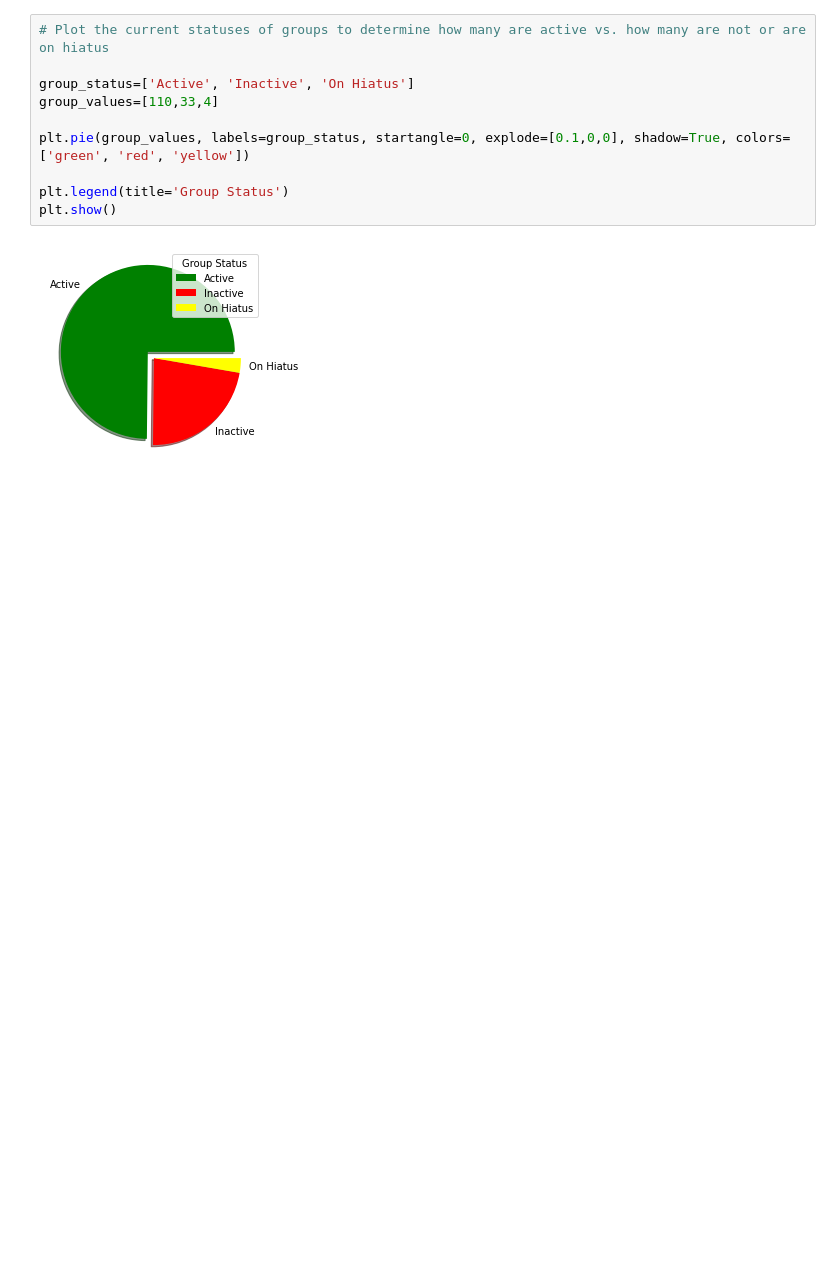
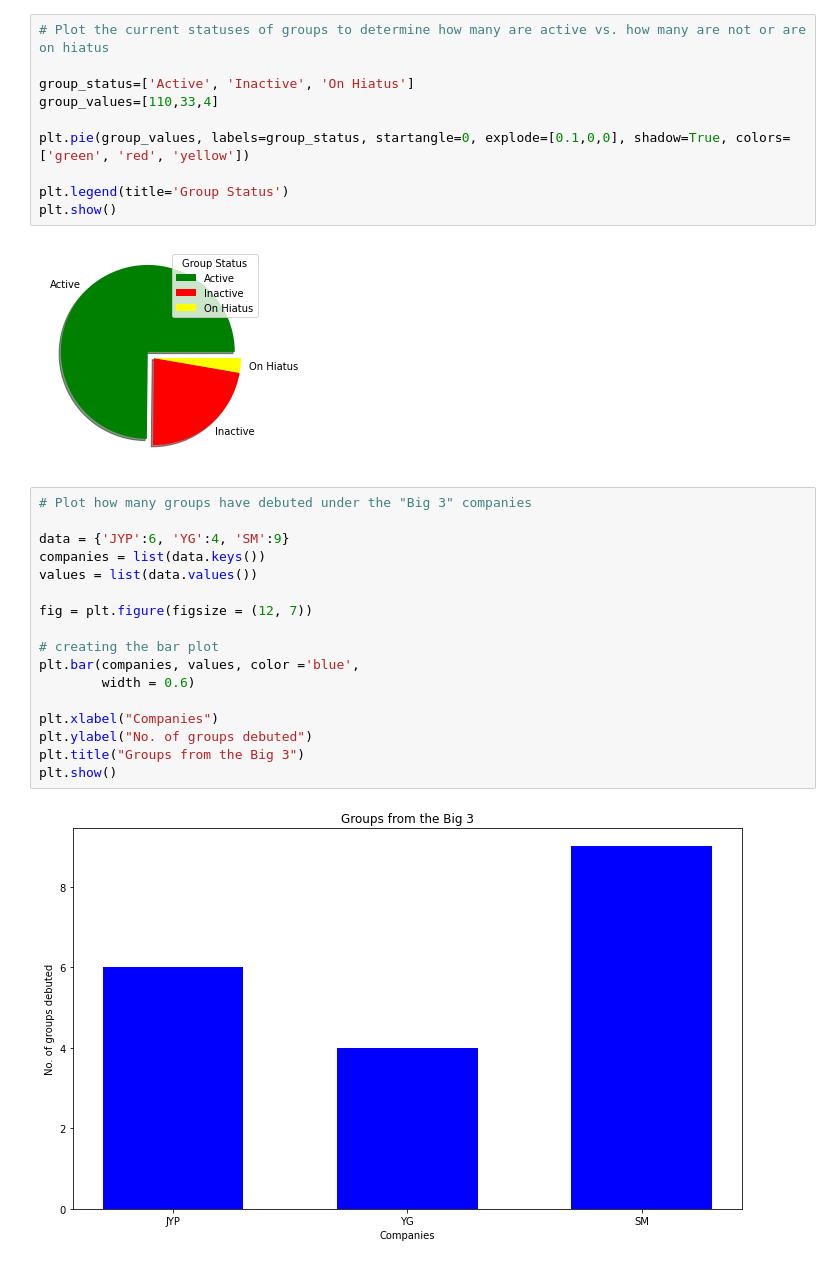
Before and after one commit to alishacopley/KpopDataAnalysis, a Jupyter notebook: kpop-boy-groups-analysis.ipynb, the cells around one changed output. Drawn from its saved outputs; the diff is of its cells as text; blank space fills up the shorter version.

Commit message:
Plotted out bar graph

```diff
--- a/kpop-boy-groups-analysis.ipynb
+++ b/kpop-boy-groups-analysis.ipynb
@@ -180,3 +180,22 @@ plt.legend(title='Group Status')
 plt.show()
 # %% [output]
 [figure]
+# %%
+# Plot how many groups have debuted under the "Big 3" companies
+
+data = {'JYP':6, 'YG':4, 'SM':9}
+companies = list(data.keys())
+values = list(data.values())
+
+fig = plt.figure(figsize = (12, 7))
+
+# creating the bar plot
+plt.bar(companies, values, color ='blue',
+        width = 0.6)
+
+plt.xlabel("Companies")
+plt.ylabel("No. of groups debuted")
+plt.title("Groups from the Big 3")
+plt.show()
+# %% [output]
+[figure, added]
```
